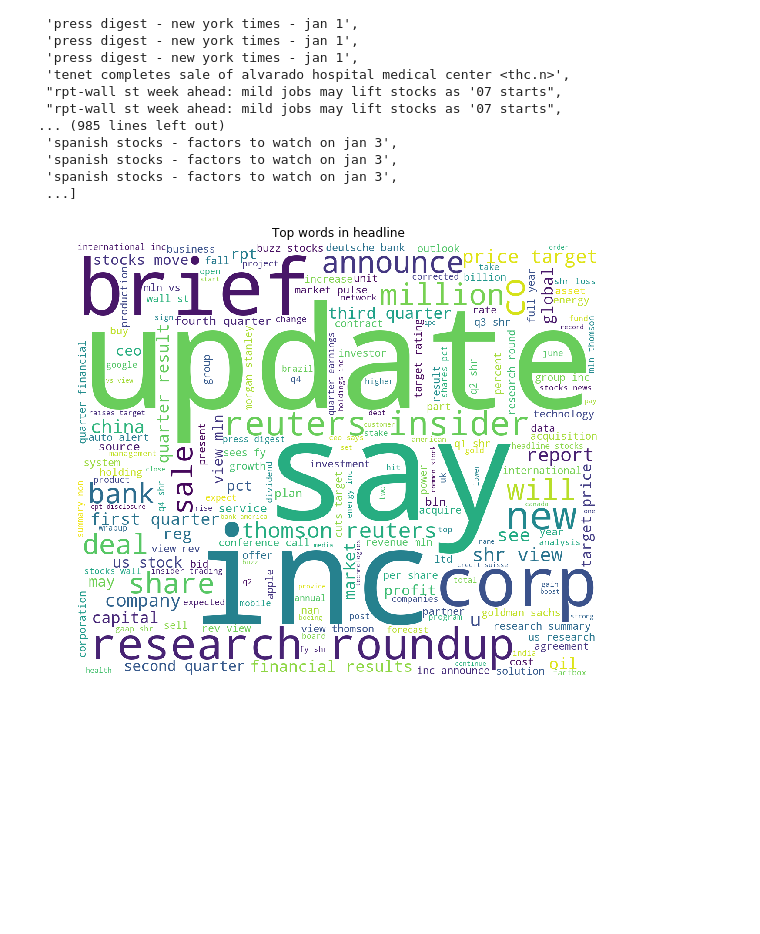
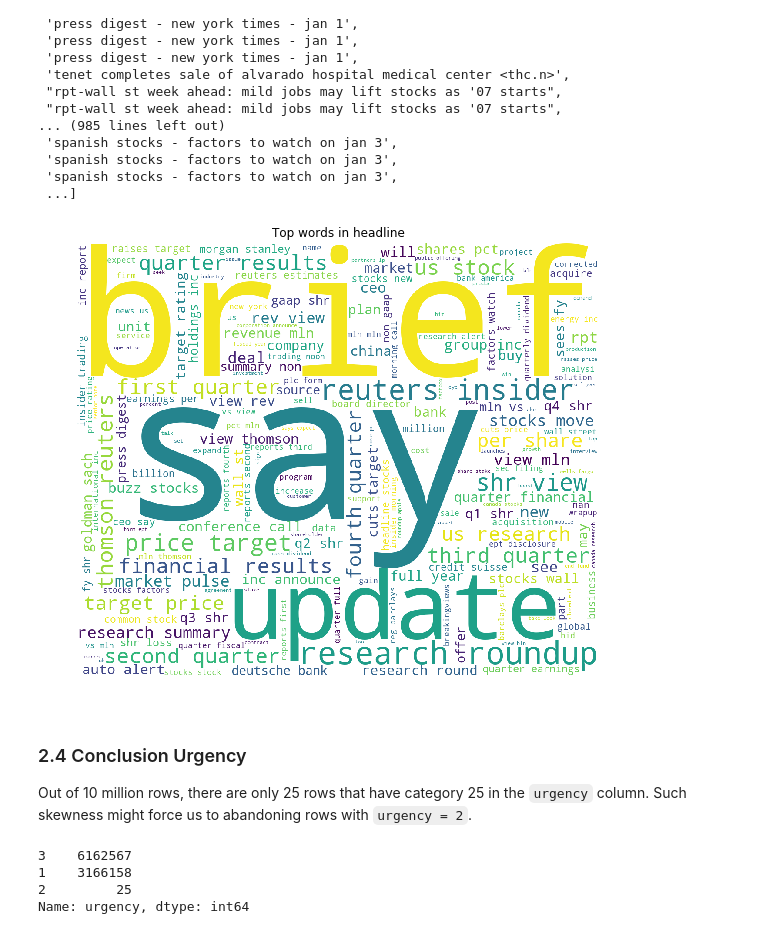
Before and after one commit to 21han/two_sigma_news_sentiments, a Jupyter notebook: Two Sigma EDA by Zihan.ipynb, the cells around one changed output. Saved outputs shown, nothing was run; the diff lists cells and outputs as text; code cells hidden in the pictures; blank space fills up the shorter version.

```diff
--- a/Two Sigma EDA by Zihan.ipynb
+++ b/Two Sigma EDA by Zihan.ipynb
@@ -205,15 +724,26 @@ np.list(news_train_df['headline'].str.lower())
 # %%
 import matplotlib.pyplot as plt
 
-def visualize_by_size(n = 10000):
+def visualize_by_size(n = 100000):
     text = ' '.join(np.random.choice(list(news_train_df['headline'].str.lower()), n))
     wordcloud = WordCloud(max_font_size=None, stopwords=None, background_color='white',
                           width=1200, height=1000).generate(text)
     plt.figure(figsize=(12, 8))
     plt.imshow(wordcloud)
     plt.title('Top words in headline')
     plt.axis("off")
     plt.show()
 visualize_by_size()
 # %% [output]
-[figure, old version]
+[figure, new version]
+# %% [markdown]
+### 2.4 Conclusion Urgency
+
+Out of 10 million rows, there are only 25 rows that have category 25 in the `urgency` column. Such skewness might force us to abandoning rows with `urgency = 2`.
+# %%
+news_train_df['urgency'].value_counts()
+# %% [output]
+3    6162567
+1    3166158
+2         25
+Name: urgency, dtype: int64
```
Also changed, not shown: parts of 33 cells of this notebook, 1 other file.
